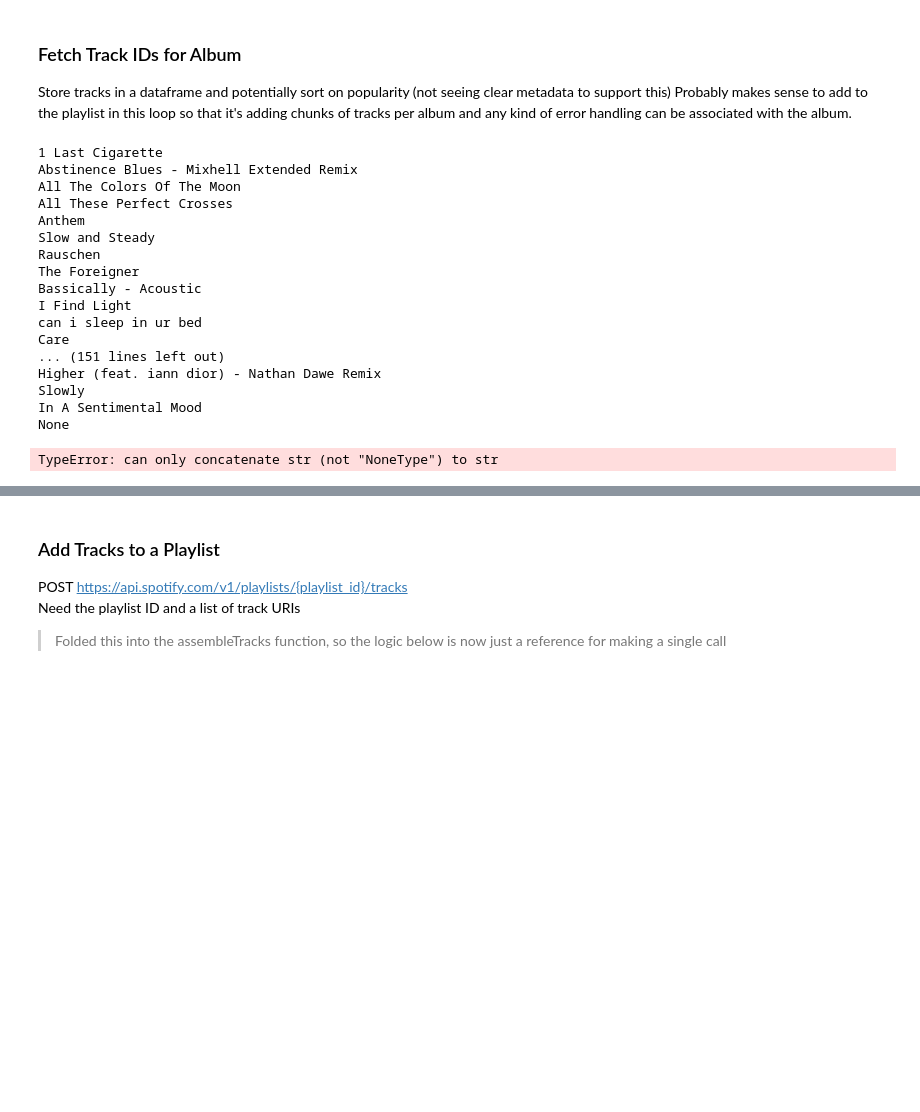
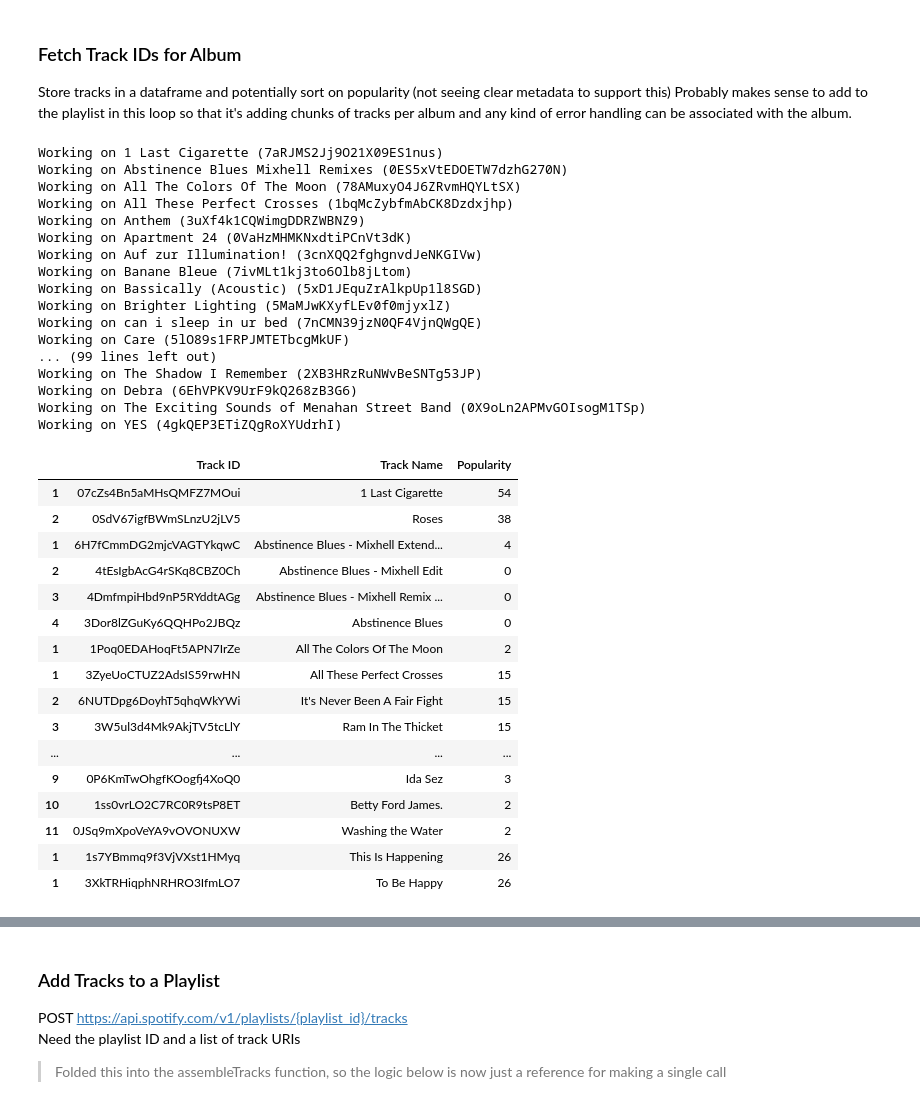
Before and after one commit to patrick-still/music-engine, a Jupyter notebook: assemble.ipynb, the cells around one changed output, grey strips where cells are left out. Drawn from its saved outputs; the diff is of its cells as text; code cells hidden in the pictures; blank space fills up the shorter version.

Commit message:
Checking status code explicitly to help troubleshoot and added a 1s delay to avoid Spotify rate limit

```diff
--- a/assemble.ipynb
+++ b/assemble.ipynb
@@ -266,7 +266,7 @@ print(json.dumps(getUser, indent=2))
 Store tracks in a dataframe and potentially sort on popularity (not seeing clear metadata to support this)
 Probably makes sense to add to the playlist in this loop so that it's adding chunks of tracks per album and any kind of error handling can be associated with the album.
 # %%
-playlistID = "0s5ZIwet4YuuS2bMSaejjW"
+playlistID = "69VruzKWUMoDIpw9jQ4nrW"
 newTracks = pd.DataFrame()
 popVals = []
 
@@ -280,11 +280,19 @@ def assembleTracks(albumDF, playlist):
 
     # For each album object, fetch its tracks and add their IDs and names to global dataframe
     for index, row in albumDF.iterrows():
-        # Wait five seconds to avoid rate limit
-        # time.sleep(5)
+        # Wait one second to avoid rate limit
+        time.sleep(1)
+        print("Working on " + row["Album Name"] + " (" + row["Album ID"] + ")")
         newAlbumID = row["Album ID"]
         fetchTrackTarget = "https://api.spotify.com/v1/albums/{}/tracks".format(newAlbumID)
-        fetchTrack = requests.get(fetchTrackTarget, headers = header).json()
+        fetchTrack = requests.get(fetchTrackTarget, headers = header)
+        callStatus = fetchTrack.status_code
+        if callStatus != 200:
+            print(callStatus)
+            print(fetchTrack.text)
+            # print(fetchTrack.headers)
+            print("Problem fetching tracks for " + row["Album Name"] + " (" + row["Album ID"] + ")")
+        fetchTrack = fetchTrack.json()
         # parse JSON for appropriate track metadata to store
         paths = [{"$.items.id":"Track ID"}, {"$.items.name":"Track Name"}]
         converter = jsontable.converter()
@@ -293,12 +301,6 @@ def assembleTracks(albumDF, playlist):
         df = pd.DataFrame(data=trackTable)
         df.columns = ["Track ID", "Track Name"]
         df = df.drop(df.index[0])
-
-        # Troubleshooting
-        print(df.iloc[0]["Track Name"])
-        if str(df.iloc[0]["Track Name"]) == "None":
-            print("Problem fetching tracks for " + row["Album Name"] + " (" + row["Album ID"] + ")")
-
         newTracks = newTracks.append(df)
 
         # Assemble track URIs to add to payload for request to add tracks to playlist
@@ -312,51 +314,67 @@ def assembleTracks(albumDF, playlist):
 
             # Retrieve popularity for each track
 
             getPopularityTarget = "https://api.spotify.com/v1/tracks/{}".format(selectedTrack)
             trackDetails = requests.get(getPopularityTarget, headers = header).json()
 
             # Parse popularity values and add to global list that will be appended to newTracks dataframe
 
             paths = [{"$.popularity":"Popularity"}]
             converter = jsontable.converter()
             converter.set_paths(paths)
             popularityColumn = converter.convert_json(trackDetails)
             tempPop = pd.DataFrame(data=popularityColumn)
             tempPop = tempPop.drop(tempPop.index[0])
             newVal = tempPop.iloc[0][0]
             popVals.append(newVal)
 
         # Assemble payload to add album's worth of tracks to Spotify playlist
         payload = {"uris": trackURIs, "position":"null"}
         payload = json.dumps(payload, indent=2)
 
         # Execute request to update playlist
         addTracks = requests.post(addTracksTarget, headers = header, data = payload).json()
 
     # Full logic has run, adding accumulated popularity values as a column in newTracks dataframe
     newTracks["Popularity"] = popVals
     display(newTracks)
 
 assembleTracks(newAlbums, playlistID)
 # %% [output]
-1 Last Cigarette
-Abstinence Blues - Mixhell Extended Remix
-All The Colors Of The Moon
-All These Perfect Crosses
-Anthem
-Slow and Steady
-Rauschen
-The Foreigner
-Bassically - Acoustic
-I Find Light
-can i sleep in ur bed
-Care
-... (151 lines left out)
-Higher (feat. iann dior) - Nathan Dawe Remix
-Slowly
-In A Sentimental Mood
-None
+Working on 1 Last Cigarette (7aRJMS2Jj9O21X09ES1nus)
+Working on Abstinence Blues Mixhell Remixes (0ES5xVtEDOETW7dzhG270N)
+Working on All The Colors Of The Moon (78AMuxyO4J6ZRvmHQYLtSX)
+Working on All These Perfect Crosses (1bqMcZybfmAbCK8Dzdxjhp)
+Working on Anthem (3uXf4k1CQWimgDDRZWBNZ9)
+Working on Apartment 24 (0VaHzMHMKNxdtiPCnVt3dK)
+Working on Auf zur Illumination! (3cnXQQ2fghgnvdJeNKGIVw)
+Working on Banane Bleue (7ivMLt1kj3to6Olb8jLtom)
+Working on Bassically (Acoustic) (5xD1JEquZrAlkpUp1l8SGD)
+Working on Brighter Lighting (5MaMJwKXyfLEv0f0mjyxlZ)
+Working on can i sleep in ur bed (7nCMN39jzN0QF4VjnQWgQE)
+Working on Care (5lO89s1FRPJMTETbcgMkUF)
+... (99 lines left out)
+Working on The Shadow I Remember (2XB3HRzRuNWvBeSNTg53JP)
+Working on Debra (6EhVPKV9UrF9kQ268zB3G6)
+Working on The Exciting Sounds of Menahan Street Band (0X9oLn2APMvGOIsogM1TSp)
+Working on YES (4gkQEP3ETiZQgRoXYUdrhI)
-TypeError: can only concatenate str (not "NoneType") to str
+|  | Track ID | Track Name | Popularity |
+| 1 | 07cZs4Bn5aMHsQMFZ7MOui | 1 Last Cigarette | 54 |
+| 2 | 0SdV67igfBWmSLnzU2jLV5 | Roses | 38 |
+| 1 | 6H7fCmmDG2mjcVAGTYkqwC | Abstinence Blues - Mixhell Extend... | 4 |
+| 2 | 4tEsIgbAcG4rSKq8CBZ0Ch | Abstinence Blues - Mixhell Edit | 0 |
+| 3 | 4DmfmpiHbd9nP5RYddtAGg | Abstinence Blues - Mixhell Remix ... | 0 |
+| 4 | 3Dor8lZGuKy6QQHPo2JBQz | Abstinence Blues | 0 |
+| 1 | 1Poq0EDAHoqFt5APN7IrZe | All The Colors Of The Moon | 2 |
+| 1 | 3ZyeUoCTUZ2AdsIS59rwHN | All These Perfect Crosses | 15 |
+| 2 | 6NUTDpg6DoyhT5qhqWkYWi | It's Never Been A Fair Fight | 15 |
+| 3 | 3W5ul3d4Mk9AkjTV5tcLlY | Ram In The Thicket | 15 |
+| ... | ... | ... | ... |
+| 9 | 0P6KmTwOhgfKOogfj4XoQ0 | Ida Sez | 3 |
+| 10 | 1ss0vrLO2C7RC0R9tsP8ET | Betty Ford James. | 2 |
+| 11 | 0JSq9mXpoVeYA9vOVONUXW | Washing the Water | 2 |
+| 1 | 1s7YBmmq9f3VjVXst1HMyq | This Is Happening | 26 |
+| 1 | 3XkTRHiqphNRHRO3IfmLO7 | To Be Happy | 26 |
 # %%
 pd.set_option("display.max_rows", None)
 display(newTracks)
```
Also changed, not shown: parts of 6 cells of this notebook.
